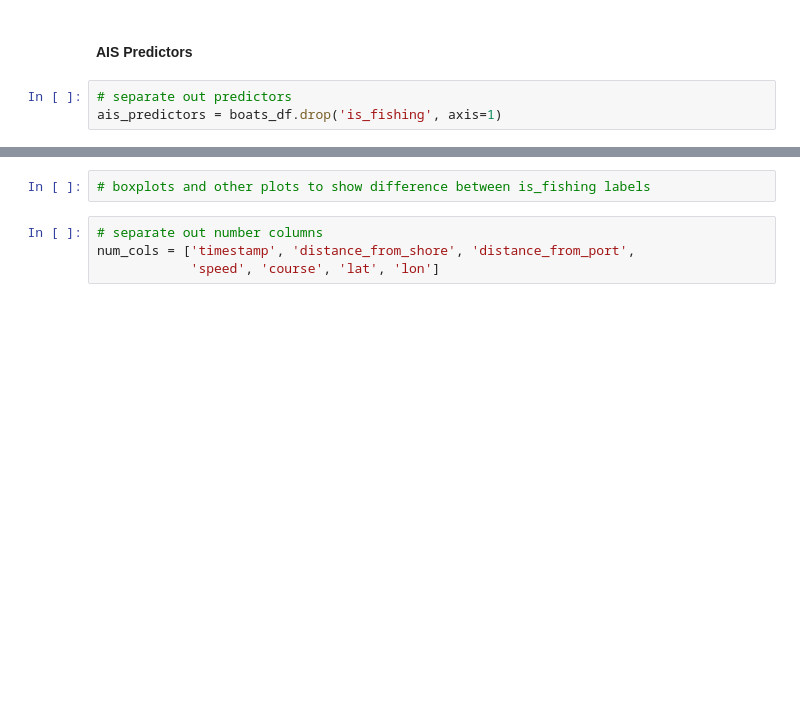
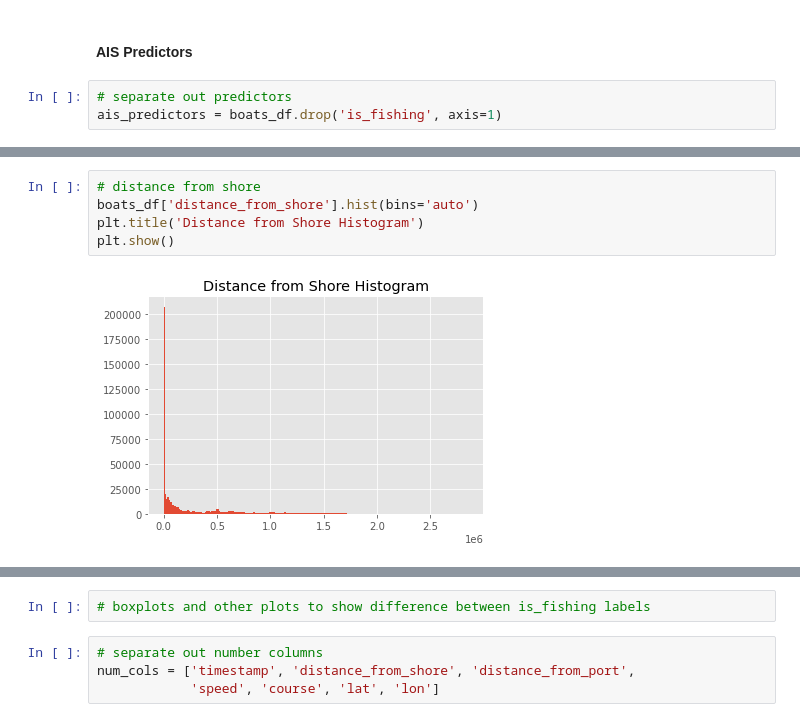
Before and after one commit to akaigraham/Identifying-Illegal-Fishing-Habits, a Jupyter notebook: notebook.ipynb, the cells around one changed output, grey strips where cells are left out. Drawn from its saved outputs; the diff is of its cells as text; blank space fills up the shorter version.

```diff
--- a/notebook.ipynb
+++ b/notebook.ipynb
@@ -552,0 +588,7 @@ plt.tight_layout()
+# %%
+# distance from shore
+boats_df['distance_from_shore'].hist(bins='auto')
+plt.title('Distance from Shore Histogram')
+plt.show()
+# %% [output]
+[figure, added]
```
Also changed, not shown: parts of 33 cells of this notebook.
